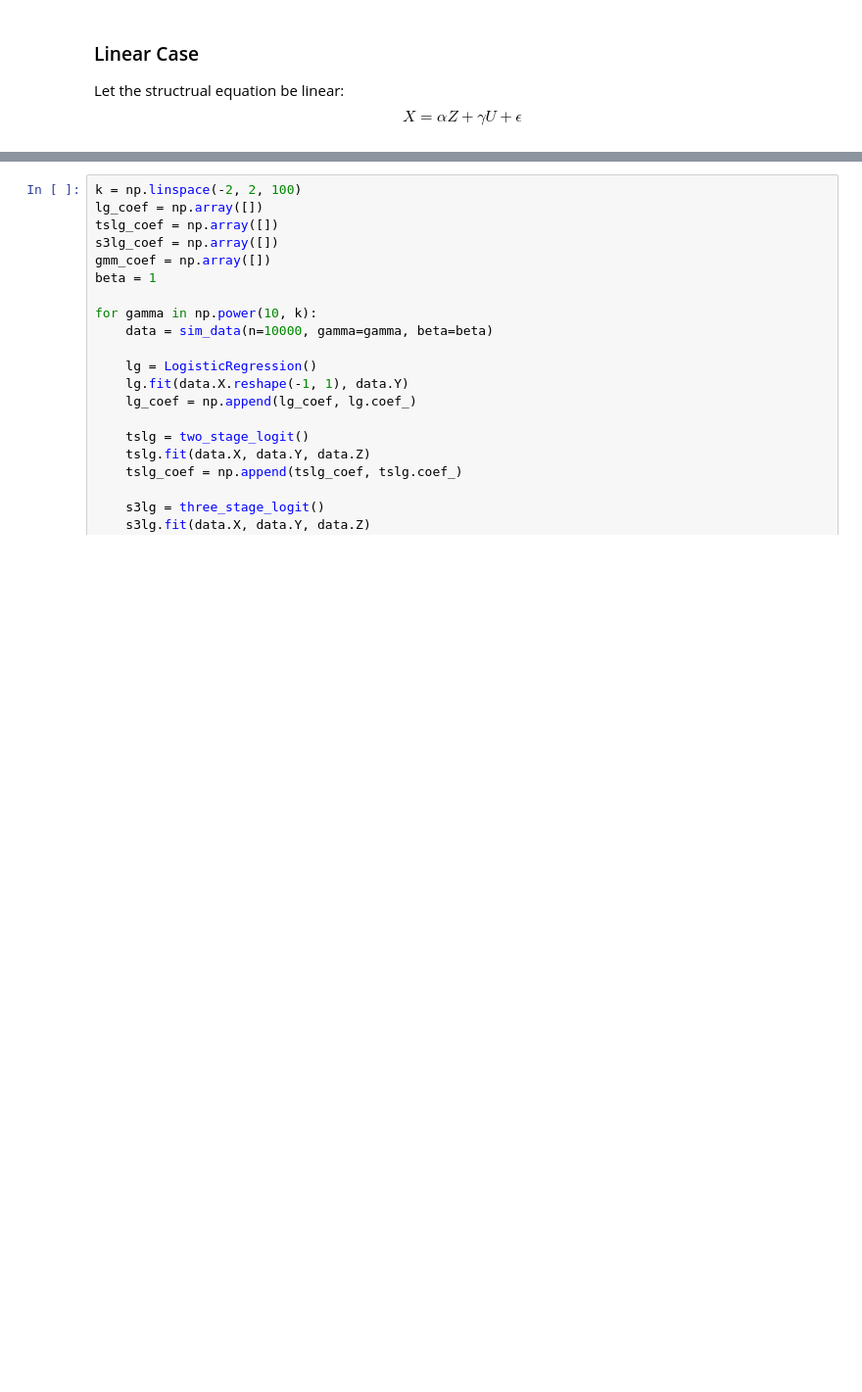
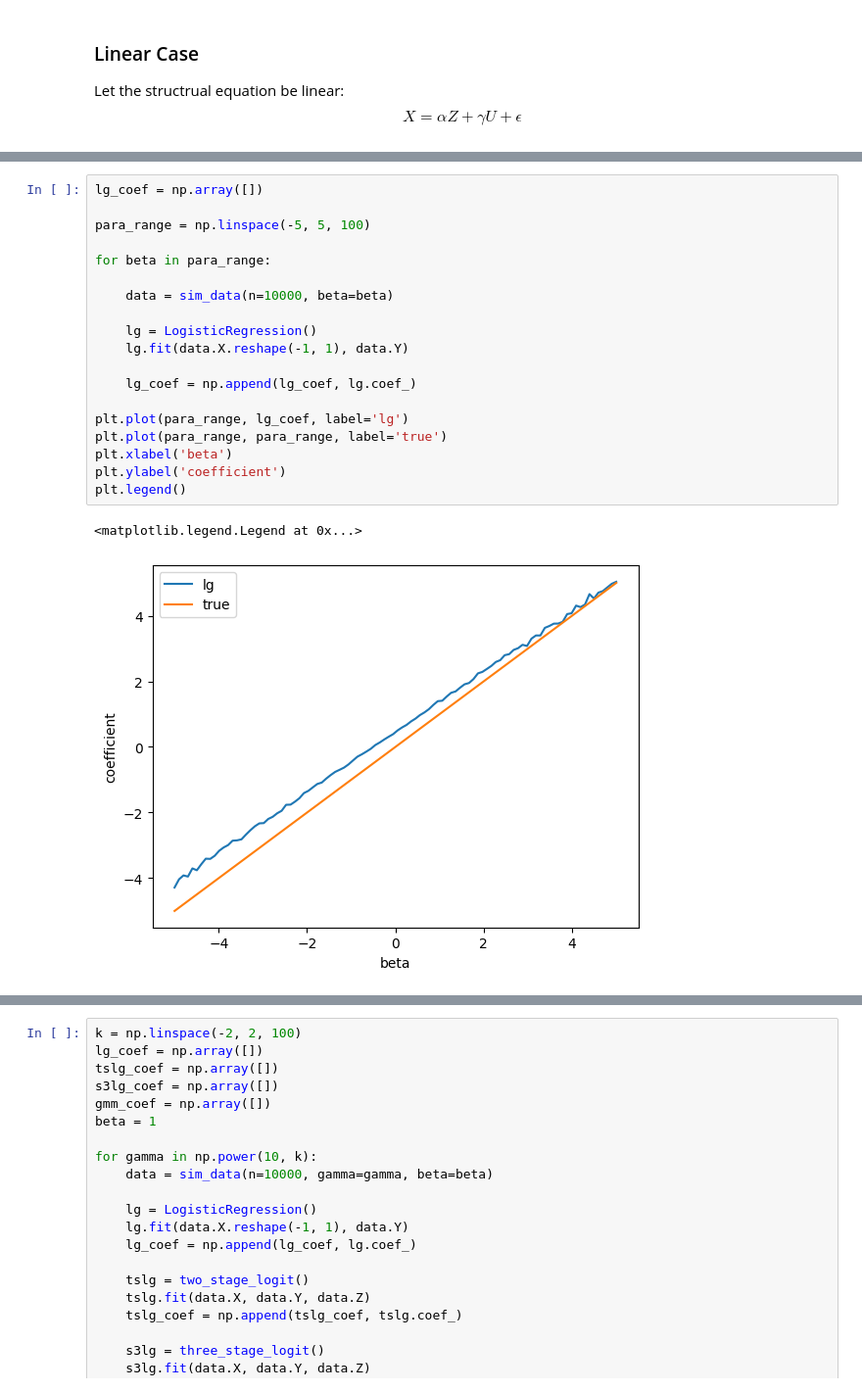
Before and after one commit to LangtianM/IV_Logistic, a Jupyter notebook: Experiments.ipynb, the cells around one changed output, grey strips where cells are left out. Shown at 98% size. Saved outputs shown, nothing was run; the diff lists cells and outputs as text; blank space fills up the shorter version.

```diff
--- a/Experiments.ipynb
+++ b/Experiments.ipynb
@@ -60,0 +61,22 @@ plt.legend()
+# %%
+lg_coef = np.array([])
+
+para_range = np.linspace(-5, 5, 100)
+
+for beta in para_range:
+
+    data = sim_data(n=10000, beta=beta)
+
+    lg = LogisticRegression()
+    lg.fit(data.X.reshape(-1, 1), data.Y)
+
+    lg_coef = np.append(lg_coef, lg.coef_)
+
+plt.plot(para_range, lg_coef, label='lg')
+plt.plot(para_range, para_range, label='true')
+plt.xlabel('beta')
+plt.ylabel('coefficient')
+plt.legend()
+# %% [output]
+<matplotlib.legend.Legend at 0x...>
+[figure, added]
```
Also changed, not shown: parts of 5 cells of this notebook, 1 other file.
